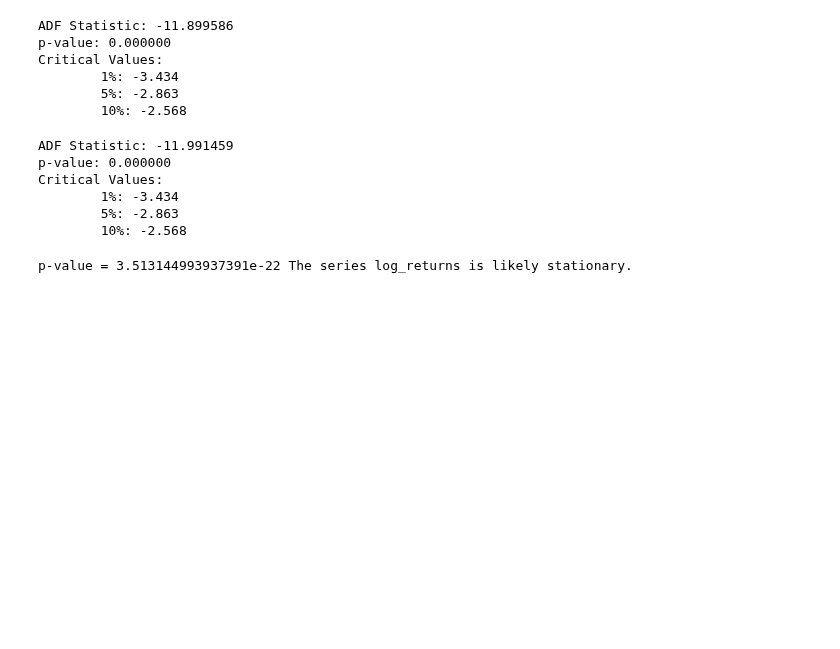
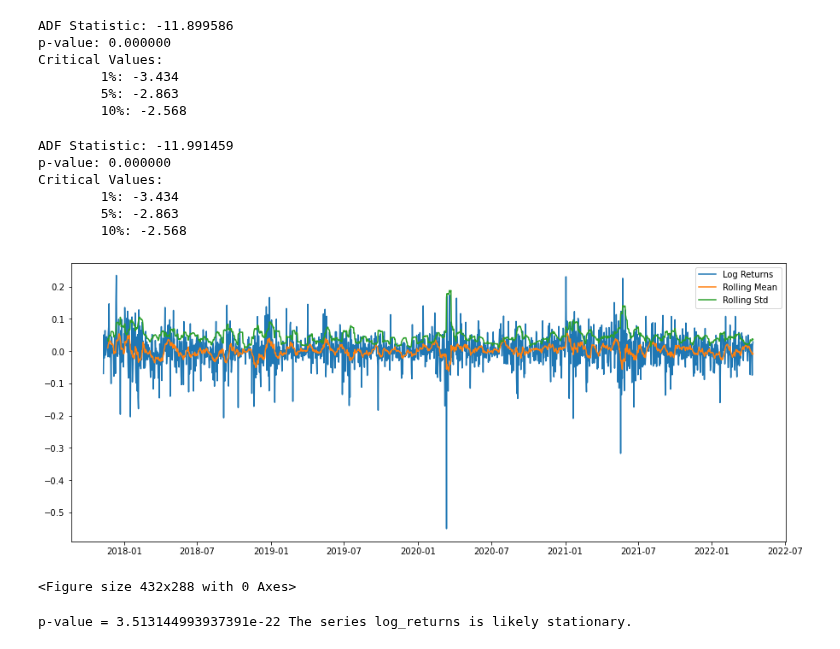
Before and after one commit to adheerchauhan/trend_following, a Jupyter notebook: ARIMA Modeling - Adheer.ipynb, the cells around one changed output. Saved outputs shown, nothing was run; the diff lists cells and outputs as text; code cells hidden in the pictures; blank space fills up the shorter version.

```diff
--- a/ARIMA Modeling - Adheer.ipynb
+++ b/ARIMA Modeling - Adheer.ipynb
@@ -140,6 +127,23 @@ Critical Values:
         1%: -3.434
         5%: -2.863
         10%: -2.568
+# %%
+## Rolling Mean and Standard Deviation
+# Assuming 'data' is your time series
+rolling_mean = data['log_returns'].rolling(window=12).mean()
+rolling_std = data['log_returns'].rolling(window=12).std()
+
+plt.figure(figsize=(15, 6))
+plt.plot(data['log_returns'], label='Log Returns')
+plt.plot(rolling_mean, label='Rolling Mean')
+plt.plot(rolling_std, label='Rolling Std')
+plt.legend()
+plt.show()
+
+plt.tight_layout()
+# %% [output]
+[figure, added]
+<Figure size 432x288 with 0 Axes>
 # %%
 # Function to test for stationarity using the Augmented Dickey-Fuller Test
 # This test looks to see if the time series has a unit root
```
Also changed, not shown: parts of 45 cells of this notebook.
